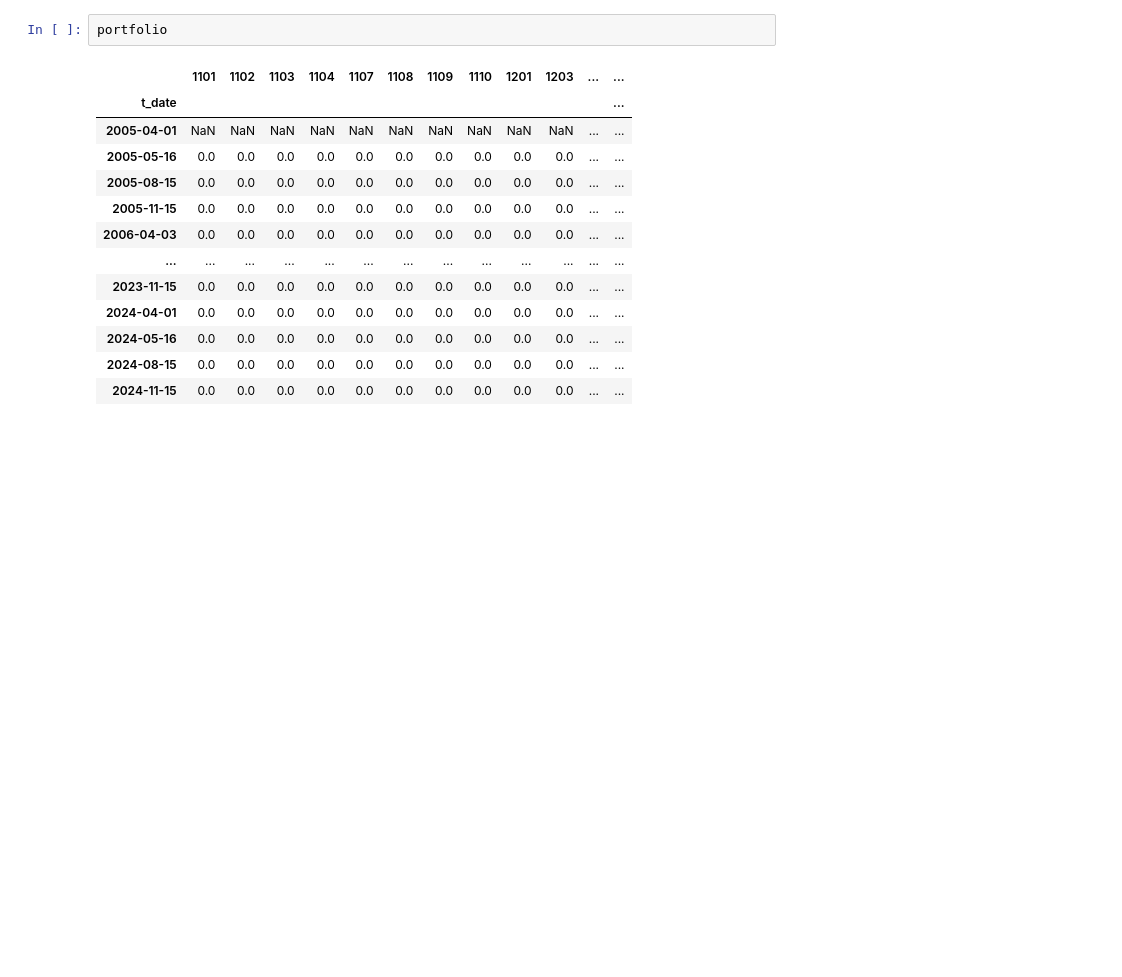
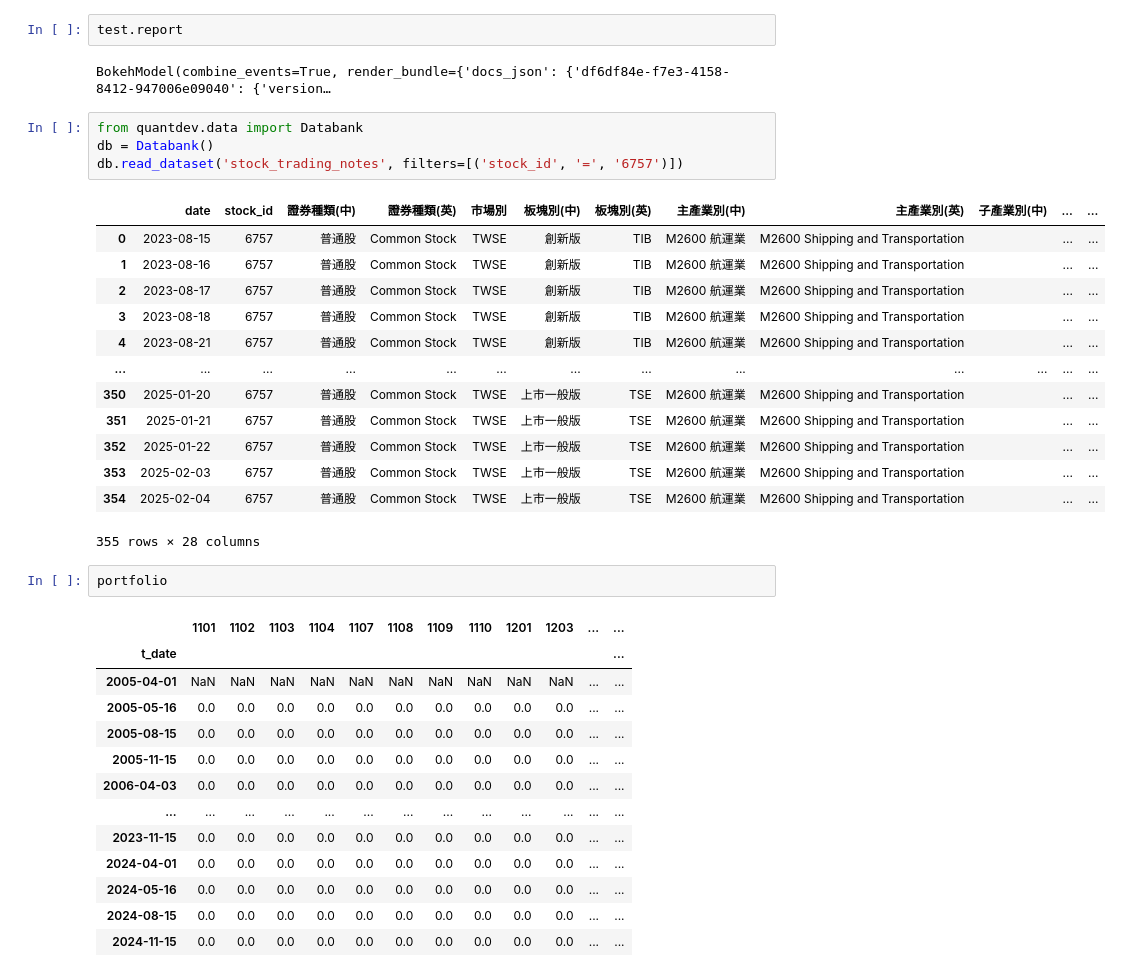
Before and after one commit to DeepLeek-quant/scythe-quant, a Jupyter notebook: notebooks/test.ipynb, the cells around one changed output. Saved outputs shown, nothing was run; the diff lists cells and outputs as text; blank space fills up the shorter version.

```diff
--- a/notebooks/test.ipynb
+++ b/notebooks/test.ipynb
@@ -23,3 +16,25 @@ portfolio = data[data.index.isin(r_date)]\
+# %%
+test.report
+# %% [output]
+BokehModel(combine_events=True, render_bundle={'docs_json': {'df6df84e-f7e3-4158-8412-947006e09040': {'version…
+# %%
+from quantdev.data import Databank
+db = Databank()
+db.read_dataset('stock_trading_notes', filters=[('stock_id', '=', '6757')])
+# %% [output]
+|  | date | stock_id | 證券種類(中) | 證券種類(英) | 市場別 | 板塊別(中) | 板塊別(英) | 主產業別(中) | 主產業別(英) | 子產業別(中) | ... | ... |
+| 0 | 2023-08-15 | 6757 | 普通股 | Common Stock | TWSE | 創新版 | TIB | M2600 航運業 | M2600 Shipping and Transportation |  | ... | ... |
+| 1 | 2023-08-16 | 6757 | 普通股 | Common Stock | TWSE | 創新版 | TIB | M2600 航運業 | M2600 Shipping and Transportation |  | ... | ... |
+| 2 | 2023-08-17 | 6757 | 普通股 | Common Stock | TWSE | 創新版 | TIB | M2600 航運業 | M2600 Shipping and Transportation |  | ... | ... |
+| 3 | 2023-08-18 | 6757 | 普通股 | Common Stock | TWSE | 創新版 | TIB | M2600 航運業 | M2600 Shipping and Transportation |  | ... | ... |
+| 4 | 2023-08-21 | 6757 | 普通股 | Common Stock | TWSE | 創新版 | TIB | M2600 航運業 | M2600 Shipping and Transportation |  | ... | ... |
+| ... | ... | ... | ... | ... | ... | ... | ... | ... | ... | ... | ... | ... |
+| 350 | 2025-01-20 | 6757 | 普通股 | Common Stock | TWSE | 上市一般版 | TSE | M2600 航運業 | M2600 Shipping and Transportation |  | ... | ... |
+| 351 | 2025-01-21 | 6757 | 普通股 | Common Stock | TWSE | 上市一般版 | TSE | M2600 航運業 | M2600 Shipping and Transportation |  | ... | ... |
+| 352 | 2025-01-22 | 6757 | 普通股 | Common Stock | TWSE | 上市一般版 | TSE | M2600 航運業 | M2600 Shipping and Transportation |  | ... | ... |
+| 353 | 2025-02-03 | 6757 | 普通股 | Common Stock | TWSE | 上市一般版 | TSE | M2600 航運業 | M2600 Shipping and Transportation |  | ... | ... |
+| 354 | 2025-02-04 | 6757 | 普通股 | Common Stock | TWSE | 上市一般版 | TSE | M2600 航運業 | M2600 Shipping and Transportation |  | ... | ... |
+355 rows × 28 columns
 # %%
 portfolio
 # %% [output]
```
Also changed, not shown: parts of 5 cells of this notebook, 7 other files.
